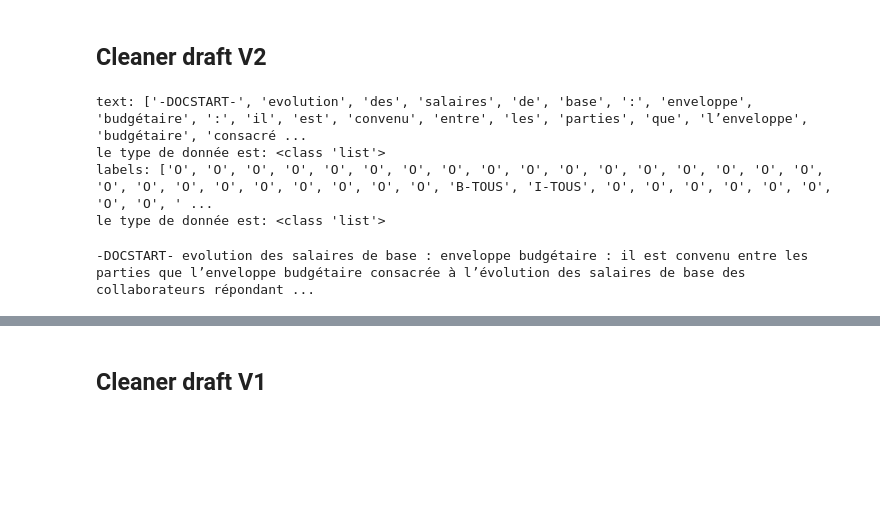
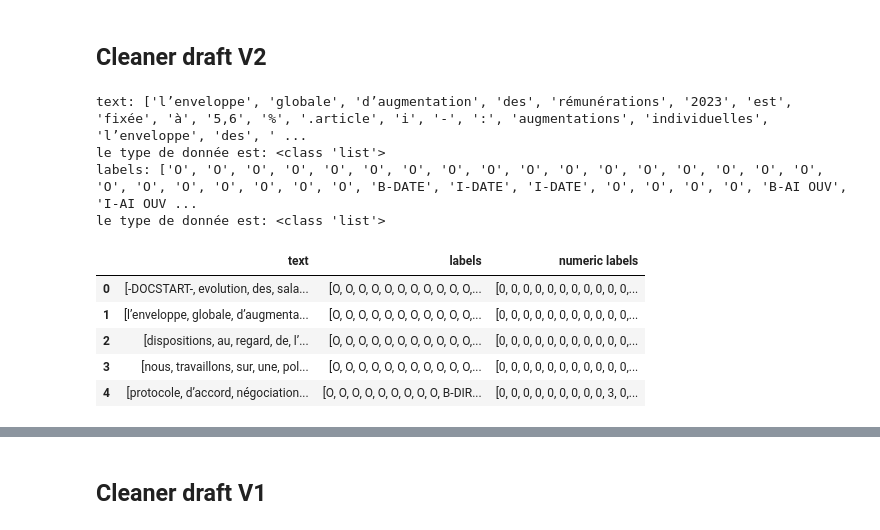
Before and after one commit to JonathanGarson/CamemBERT_NER_2023, a Jupyter notebook: notebooks/draft/bert_finetuning_draft.ipynb, the cells around one changed output, grey strips where cells are left out. Cells and saved outputs as stored; diff of their text form; code cells hidden in the pictures; blank space fills up the shorter version.

```diff
--- a/notebooks/draft/bert_finetuning_draft.ipynb
+++ b/notebooks/draft/bert_finetuning_draft.ipynb
@@ -80,15 +89,19 @@ def import_conll_data(path: str):
 data = import_conll_data(r"../../data/raw/data449.conll")
 # %%
-print("text:", data["text"][0], "\nle type de donnée est:", type(data["text"][0]))
-print("labels:", data["labels"][0], "\nle type de donnée est:", type(data["labels"][0]))
+print("text:", data["text"][1], "\nle type de donnée est:", type(data["text"][0]))
+print("labels:", data["labels"][1], "\nle type de donnée est:", type(data["labels"][0]))
 # %% [output]
-text: ['-DOCSTART-', 'evolution', 'des', 'salaires', 'de', 'base', ':', 'enveloppe', 'budgétaire', ':', 'il', 'est', 'convenu', 'entre', 'les', 'parties', 'que', 'l’enveloppe', 'budgétaire', 'consacré ...
+text: ['l’enveloppe', 'globale', 'd’augmentation', 'des', 'rémunérations', '2023', 'est', 'fixée', 'à', '5,6', '%', '.article', 'i', '-', ':', 'augmentations', 'individuelles', 'l’enveloppe', 'des', ' ...
 le type de donnée est: <class 'list'>
-labels: ['O', 'O', 'O', 'O', 'O', 'O', 'O', 'O', 'O', 'O', 'O', 'O', 'O', 'O', 'O', 'O', 'O', 'O', 'O', 'O', 'O', 'O', 'O', 'O', 'O', 'O', 'B-TOUS', 'I-TOUS', 'O', 'O', 'O', 'O', 'O', 'O', 'O', 'O', ' ...
+labels: ['O', 'O', 'O', 'O', 'O', 'O', 'O', 'O', 'O', 'O', 'O', 'O', 'O', 'O', 'O', 'O', 'O', 'O', 'O', 'O', 'O', 'O', 'O', 'O', 'B-DATE', 'I-DATE', 'I-DATE', 'O', 'O', 'O', 'O', 'B-AI OUV', 'I-AI OUV ...
 le type de donnée est: <class 'list'>
-# %%
-dataset = Dataset.from_dict(data)
-# dataset.features["labels"]
-print(dataset['text'][0],dataset['labels'][0])
-# %% [output]
--DOCSTART- evolution des salaires de base : enveloppe budgétaire : il est convenu entre les parties que l’enveloppe budgétaire consacrée à l’évolution des salaires de base des collaborateurs répondant ...
+# %%
+def turn_to_dataset(data:dict):
+    """
+    It turn dictionnary of conll into Dataset object of the datasets library from Huggingface
+    """
+    return Dataset.from_dict(data)
+
+dataset = turn_to_dataset(data)
+# print(dataset)
+# dataset = Dataset.from_dict(data)
@@ -94,0 +134,51 @@ print(dataset['text'][0],dataset['labels'][0])
+# %%
+def to_numeric_labels(list_ids, new_id):
+    """
+    Change the ids of a list of ids to new ids.
+
+    Args:
+        list_ids (list): List of ids.
+        new_id (dict): Dictionary with the new id mappings.
+    """
+    return [new_id.get(id) for id in list_ids]
+
+def generate_data_format(data, full_dataframe=False, label_list=None, numeric_labels=None, save_to_csv=False, output_path_csv=None):
+    """
+    This function generates a DataFrame out of the data dictionary/dataset containing the CoNLL information.
+
+    Args:
+        data (dict): Data dictionary containing "text" and "labels" keys.
+        full_dataframe (bool): If True, add a "numeric labels" column to the DataFrame.
+        label_list (list): List of labels.
+        numeric_labels (dict): Dictionary with label to numeric mappings.
+        save_to_csv (bool): If True, save the DataFrame to a CSV file.
+        output_path_csv (str): Output path for the CSV file.
+
+    Returns:
+        pd.DataFrame: The generated DataFrame.
+        dataset : a dataset object of the generated DataFrame
+    """
+    df = pd.DataFrame(data)
+
+    if full_dataframe and label_list is not None and numeric_labels is not None:
+        df["numeric labels"] = df["labels"].apply(lambda labels: to_numeric_labels(labels, numeric_labels))
+
+    dataset = turn_to_dataset(df)
+
+    if save_to_csv:
+        df.to_csv(output_path_csv, index=False)
+
+    return df, dataset
+
+output_path_csv = r"../../data/intermediate/data449_tokens_labels.csv"
+df, dataset = generate_data_format(data, full_dataframe=True, label_list=word_label_list, numeric_labels=label_to_numeric, save_to_csv=True, output_path_csv=output_path_csv)
+df.head()
+# print(df["labels"][57])
+# print(df["numeric labels"][57])
+# %% [output]
+|  | text | labels | numeric labels |
+| 0 | [-DOCSTART-, evolution, des, sala... | [O, O, O, O, O, O, O, O, O, O, O,... | [0, 0, 0, 0, 0, 0, 0, 0, 0, 0, 0,... |
+| 1 | [l’enveloppe, globale, d’augmenta... | [O, O, O, O, O, O, O, O, O, O, O,... | [0, 0, 0, 0, 0, 0, 0, 0, 0, 0, 0,... |
+| 2 | [dispositions, au, regard, de, l’... | [O, O, O, O, O, O, O, O, O, O, O,... | [0, 0, 0, 0, 0, 0, 0, 0, 0, 0, 0,... |
+| 3 | [nous, travaillons, sur, une, pol... | [O, O, O, O, O, O, O, O, O, O, O,... | [0, 0, 0, 0, 0, 0, 0, 0, 0, 0, 0,... |
+| 4 | [protocole, d’accord, négociation... | [O, O, O, O, O, O, O, O, O, B-DIR... | [0, 0, 0, 0, 0, 0, 0, 0, 0, 3, 0,... |
```
Also changed, not shown: parts of 12 cells of this notebook, 3 other files.
